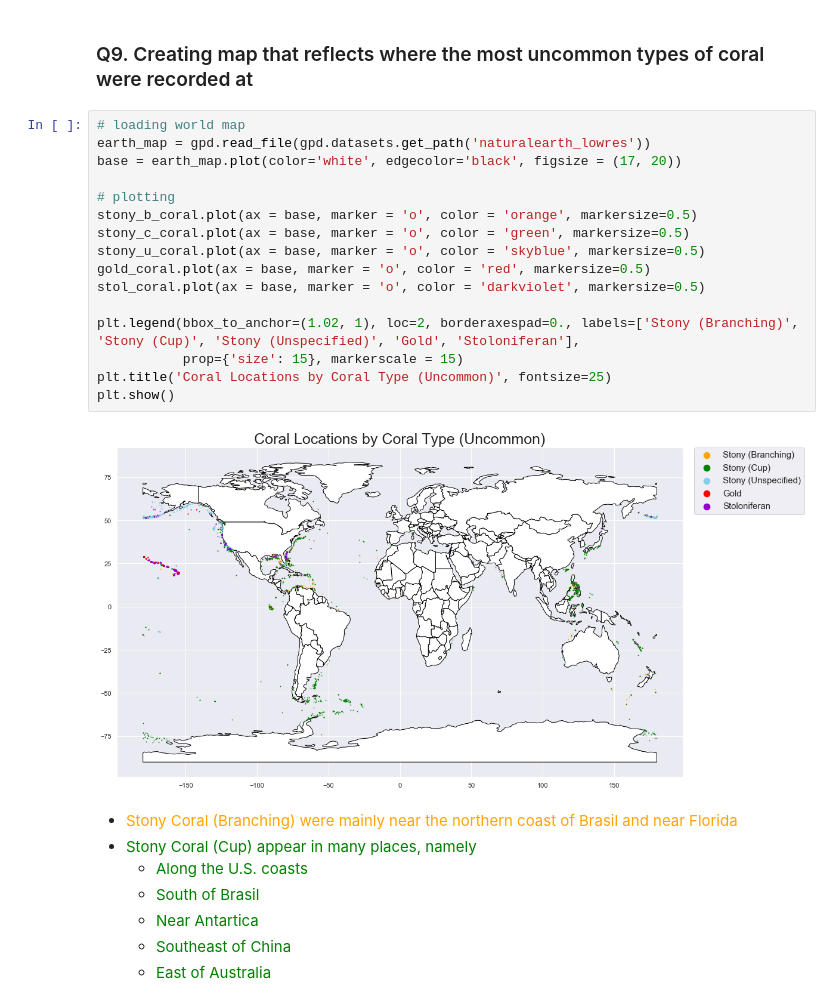
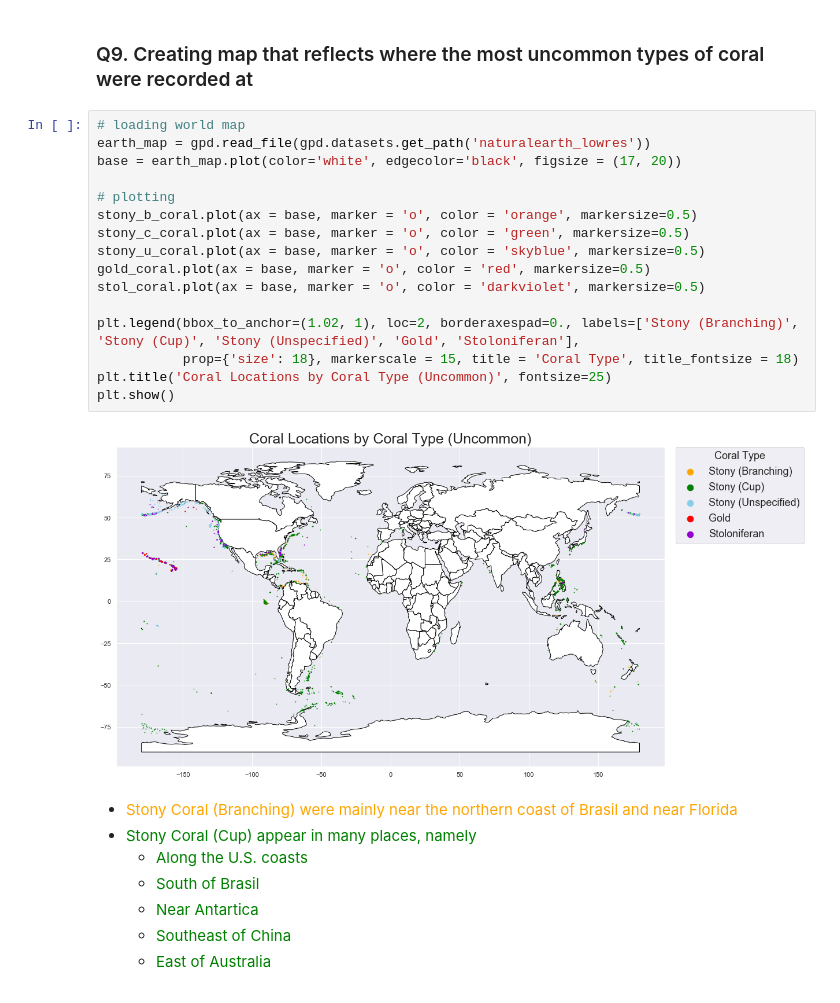
Before and after one commit to SamuelD-Data/deep_sea_corals_project, a Jupyter notebook: deep_sea_corals_project_notebook.ipynb, the cells around one changed output. Saved outputs shown, nothing was run; the diff lists cells and outputs as text.

```diff
--- a/deep_sea_corals_project_notebook.ipynb
+++ b/deep_sea_corals_project_notebook.ipynb
@@ -545,21 +545,21 @@ plt.show()
 # %%
 # loading world map
 earth_map = gpd.read_file(gpd.datasets.get_path('naturalearth_lowres'))
 base = earth_map.plot(color='white', edgecolor='black', figsize = (17, 20))
 
 # plotting
 stony_b_coral.plot(ax = base, marker = 'o', color = 'orange', markersize=0.5)
 stony_c_coral.plot(ax = base, marker = 'o', color = 'green', markersize=0.5)
 stony_u_coral.plot(ax = base, marker = 'o', color = 'skyblue', markersize=0.5)
 gold_coral.plot(ax = base, marker = 'o', color = 'red', markersize=0.5)
 stol_coral.plot(ax = base, marker = 'o', color = 'darkviolet', markersize=0.5)
 
 plt.legend(bbox_to_anchor=(1.02, 1), loc=2, borderaxespad=0., labels=['Stony (Branching)', 'Stony (Cup)', 'Stony (Unspecified)', 'Gold', 'Stoloniferan'],
-           prop={'size': 15}, markerscale = 15)
+           prop={'size': 18}, markerscale = 15, title = 'Coral Type', title_fontsize = 18)
 plt.title('Coral Locations by Coral Type (Uncommon)', fontsize=25)
 plt.show()
 # %% [output]
-[figure, old version]
+[figure, new version]
 # %% [markdown]
 - <span style="color:orange">Stony Coral (Branching) were mainly near the northern coast of Brasil and near Florida</span>
 - <span style="color:green">Stony Coral (Cup) appear in many places, namely</span>
```
Also changed, not shown: parts of 4 cells of this notebook.
